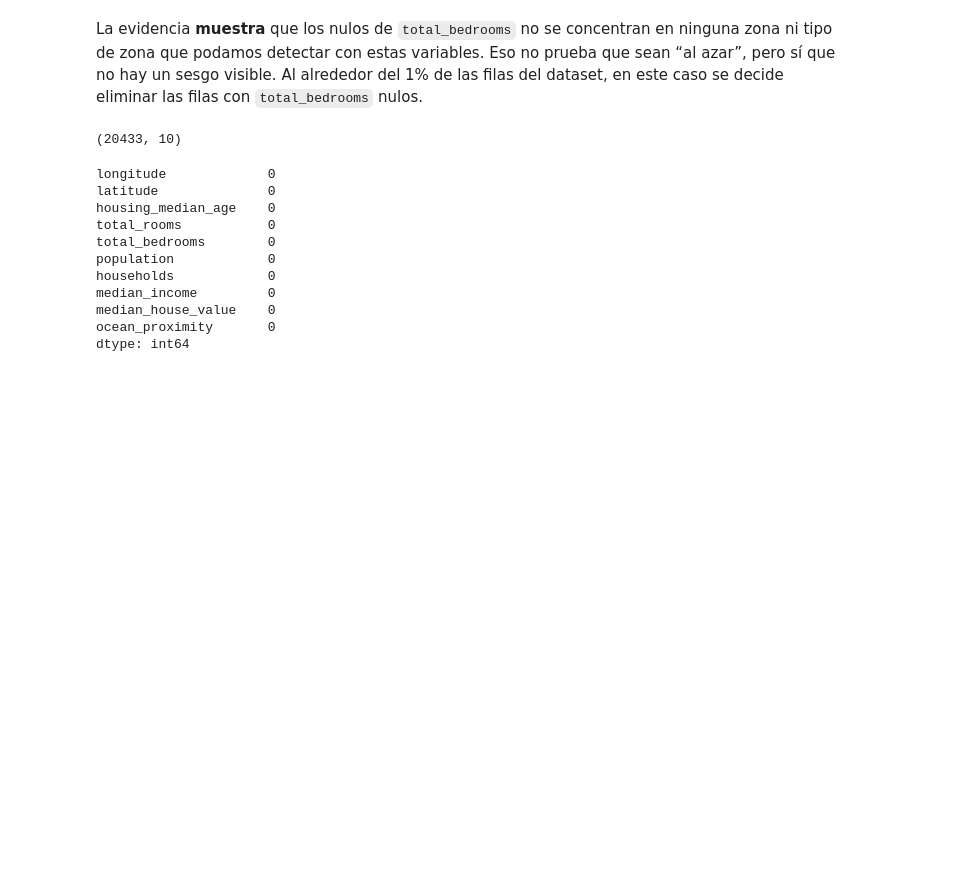
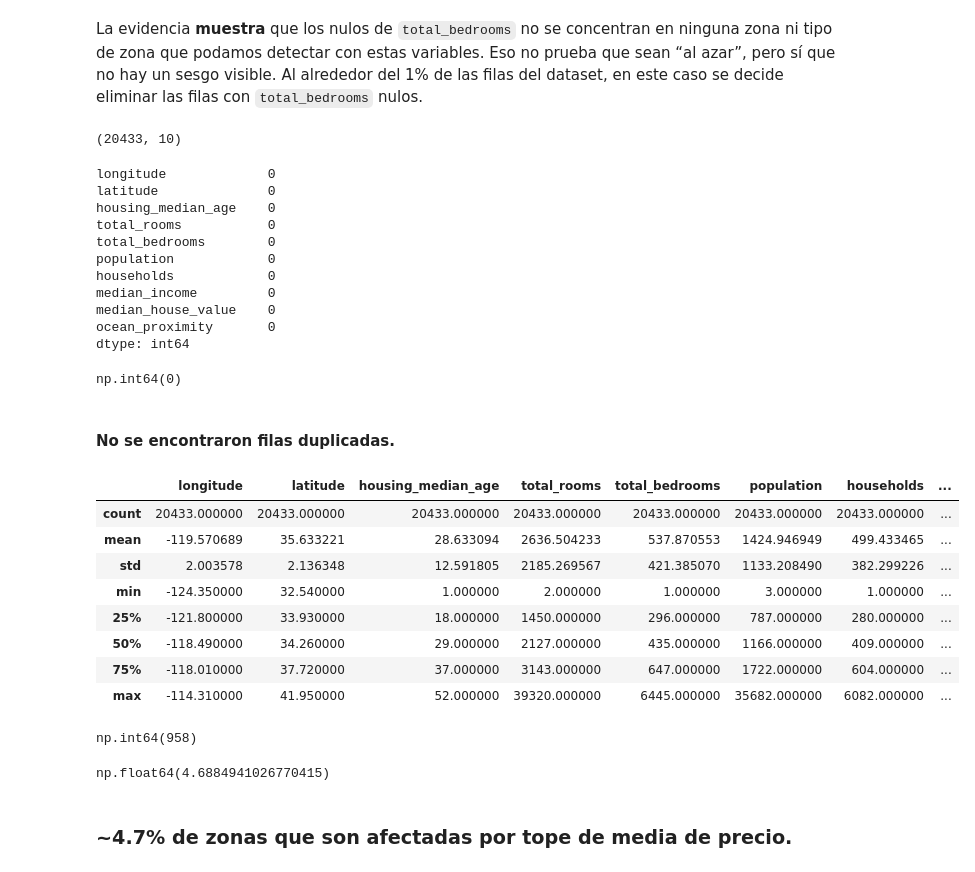
Before and after one commit to CarlosScura/reto-para-magos-de-datos, a Jupyter notebook: 01_california.ipynb, the cells around one changed output. Cells and saved outputs as stored; diff of their text form; code cells hidden in the pictures; blank space fills up the shorter version.

```diff
--- a/01_california.ipynb
+++ b/01_california.ipynb
@@ -160,3 +160,32 @@ median_income         0
 median_house_value    0
 ocean_proximity       0
 dtype: int64
+# %%
+df_limpio.duplicated().sum()
+# %% [output]
+np.int64(0)
+# %% [markdown]
+#### No se encontraron filas duplicadas.
+# %%
+df_limpio.describe()
+# %% [output]
+|  | longitude | latitude | housing_median_age | total_rooms | total_bedrooms | population | households | ... |
+| count | 20433.000000 | 20433.000000 | 20433.000000 | 20433.000000 | 20433.000000 | 20433.000000 | 20433.000000 | ... |
+| mean | -119.570689 | 35.633221 | 28.633094 | 2636.504233 | 537.870553 | 1424.946949 | 499.433465 | ... |
+| std | 2.003578 | 2.136348 | 12.591805 | 2185.269567 | 421.385070 | 1133.208490 | 382.299226 | ... |
+| min | -124.350000 | 32.540000 | 1.000000 | 2.000000 | 1.000000 | 3.000000 | 1.000000 | ... |
+| 25% | -121.800000 | 33.930000 | 18.000000 | 1450.000000 | 296.000000 | 787.000000 | 280.000000 | ... |
+| 50% | -118.490000 | 34.260000 | 29.000000 | 2127.000000 | 435.000000 | 1166.000000 | 409.000000 | ... |
+| 75% | -118.010000 | 37.720000 | 37.000000 | 3143.000000 | 647.000000 | 1722.000000 | 604.000000 | ... |
+| max | -114.310000 | 41.950000 | 52.000000 | 39320.000000 | 6445.000000 | 35682.000000 | 6082.000000 | ... |
+# %%
+calculo = (df_limpio["median_house_value"] == 500001).sum()
+calculo
+# %% [output]
+np.int64(958)
+# %%
+(calculo / df_limpio.shape[0])*100
+# %% [output]
+np.float64(4.6884941026770415)
+# %% [markdown]
+### ~4.7% de zonas que son afectadas por tope de media de precio.
```
Also changed, not shown: parts of 3 cells of this notebook.
